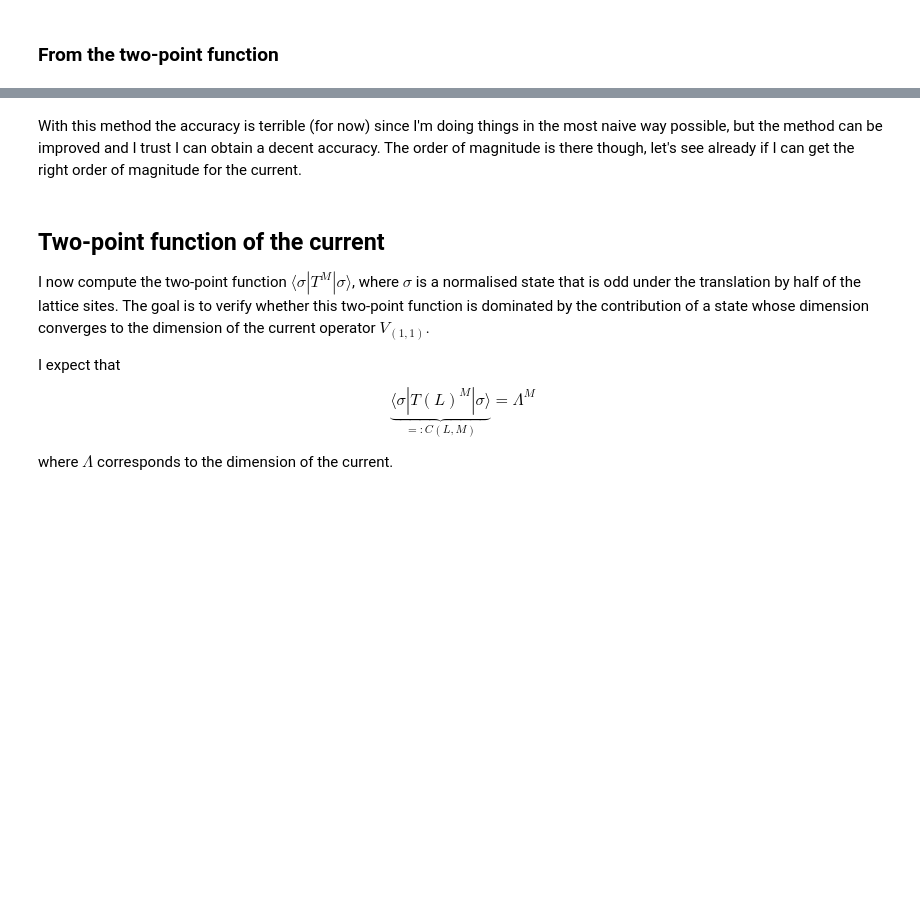
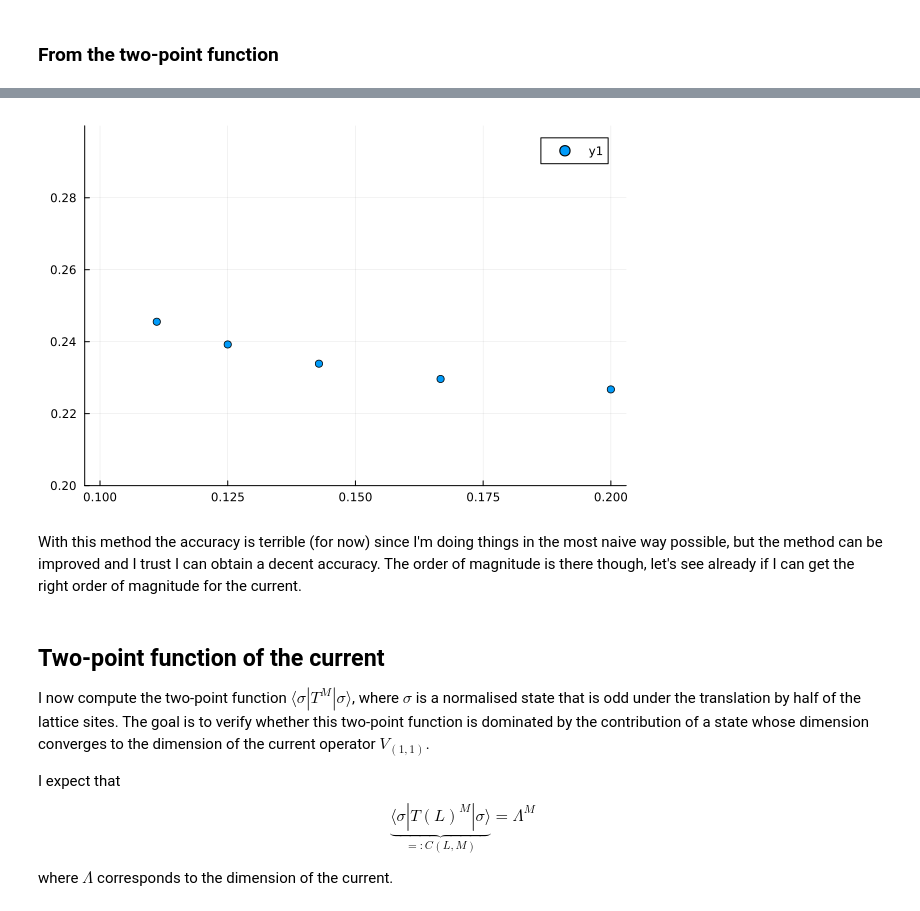
Before and after one commit to Paul-Roux-Phys/3pt-functions-loop-models, a Jupyter notebook: On_loops/results/extrapolate.ipynb, the cells around one changed output, grey strips where cells are left out. Cells and saved outputs as stored; diff of their text form; code cells hidden in the pictures; blank space fills up the shorter version.

```diff
--- a/On_loops/results/extrapolate.ipynb
+++ b/On_loops/results/extrapolate.ipynb
@@ -115,25 +133,27 @@ exp(logΛ10(10))/Λ1(10)
 # %%
 @variables Δ
 
 f10(L) = -logΛ10(L)/L
 
 # get an effective scaling dimension at size L
 eq(L) = f10(L)-f0(L) - π*Δ*2/L^2
 Δ_eff(L) = Symbolics.value(Symbolics.solve_for(eq(L), Δ))
 
-Lrange = 5:11
+Lrange = 5:10
 Δ_effs = [Δ_eff(L) for L in Lrange]
 Ls = 1 ./ Lrange
 
 # interpolate the central charges to infinite size
 # deg = length(Lrange)-1
 # p1 = fit(Ls, Δ_effs)
 # println(p1(0))
 
 # Plot to check soundness
 xfine = 0:0.001:0.25
 scatter(Ls, Δ_effs, ylims=(0.2, 0.3))
 # plot!(xfine, p1.(xfine), xlims=(0, 0.25))
+# %% [output]
+[figure, added]
 # %% [markdown]
 With this method the accuracy is terrible (for now) since I'm doing things in the most naive way possible, but the method can be improved and I trust I can obtain a decent accuracy. The order of magnitude is there though, let's see already if I can get the right order of magnitude for the current.
 # %% [markdown]
```
Also changed, not shown: parts of 10 cells of this notebook, 4 other files.
